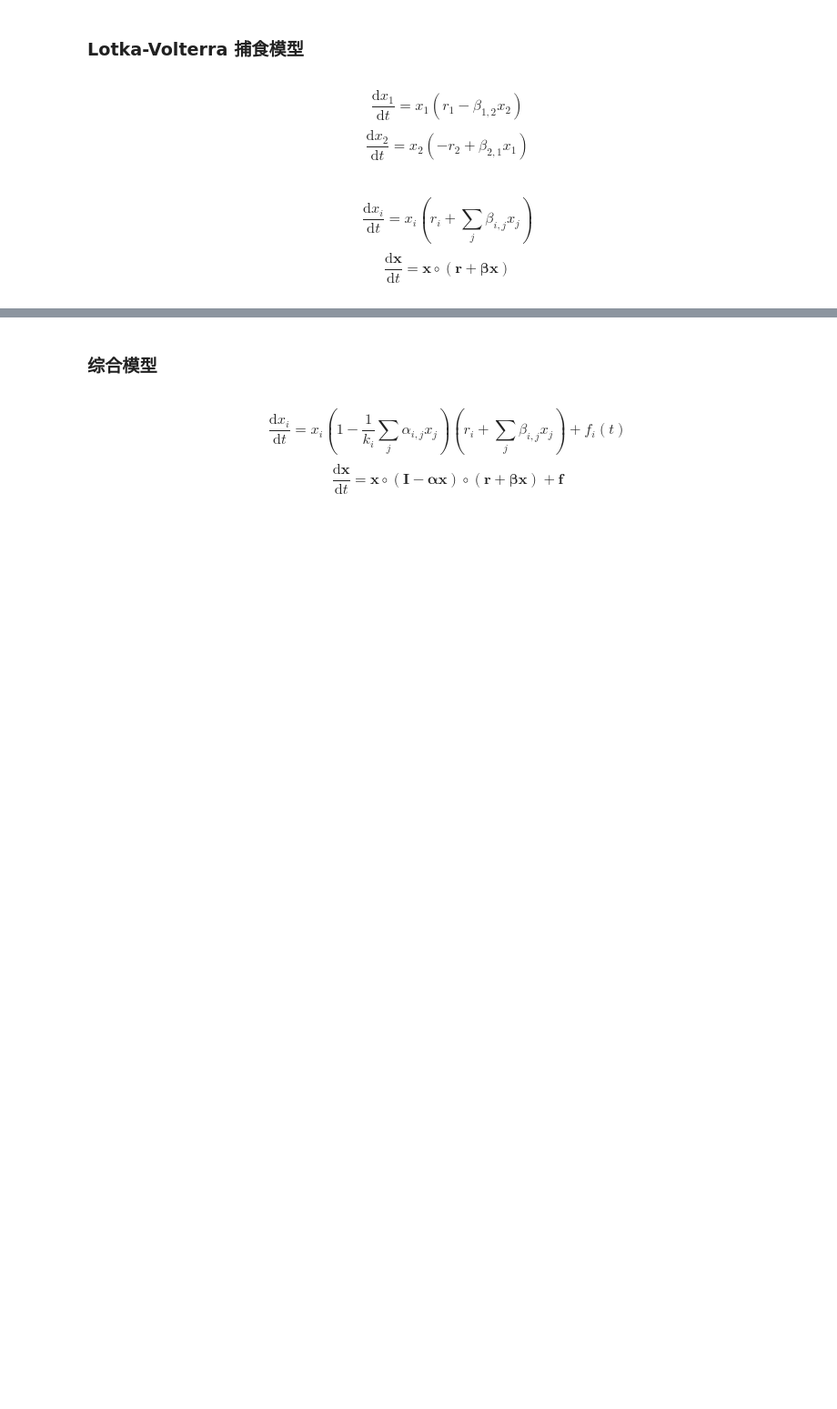
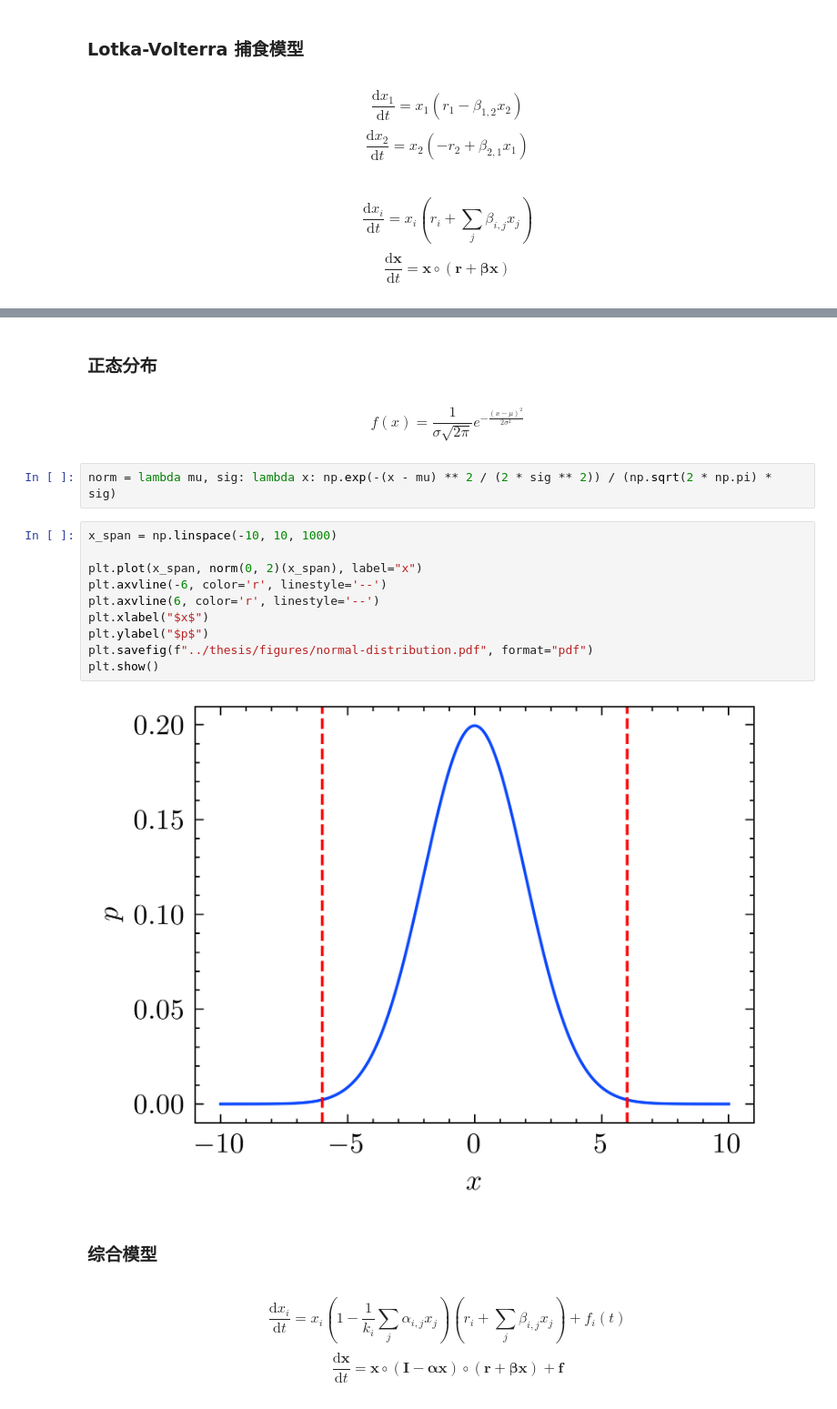
Before and after one commit to chengzi-2333/ecosystem-modeling, a Jupyter notebook: data/models.ipynb, the cells around one changed output, grey strips where cells are left out. Shown at 91% size. Saved outputs shown, nothing was run; the diff lists cells and outputs as text; blank space fills up the shorter version.

```diff
--- a/data/models.ipynb
+++ b/data/models.ipynb
@@ -112,3 +113,23 @@ plot(sol, "lotka-volterra-predation")
+# %% [markdown]
+### 正态分布
+# %% [markdown]
+$$
+f(x) = \frac{1}{\sigma \sqrt{2 \pi}} e^{-\frac{(x - \mu)^2}{2 \sigma^2}}
+$$
+# %%
+norm = lambda mu, sig: lambda x: np.exp(-(x - mu) ** 2 / (2 * sig ** 2)) / (np.sqrt(2 * np.pi) * sig)
+# %%
+x_span = np.linspace(-10, 10, 1000)
+
+plt.plot(x_span, norm(0, 2)(x_span), label="x")
+plt.axvline(-6, color='r', linestyle='--')
+plt.axvline(6, color='r', linestyle='--')
+plt.xlabel("$x$")
+plt.ylabel("$p$")
+plt.savefig(f"../thesis/figures/normal-distribution.pdf", format="pdf")
+plt.show()
+# %% [output]
+[figure, added]
 # %% [markdown]
 ### 综合模型
 # %% [markdown]
```
Also changed, not shown: parts of 12 cells of this notebook, 9 other files.
